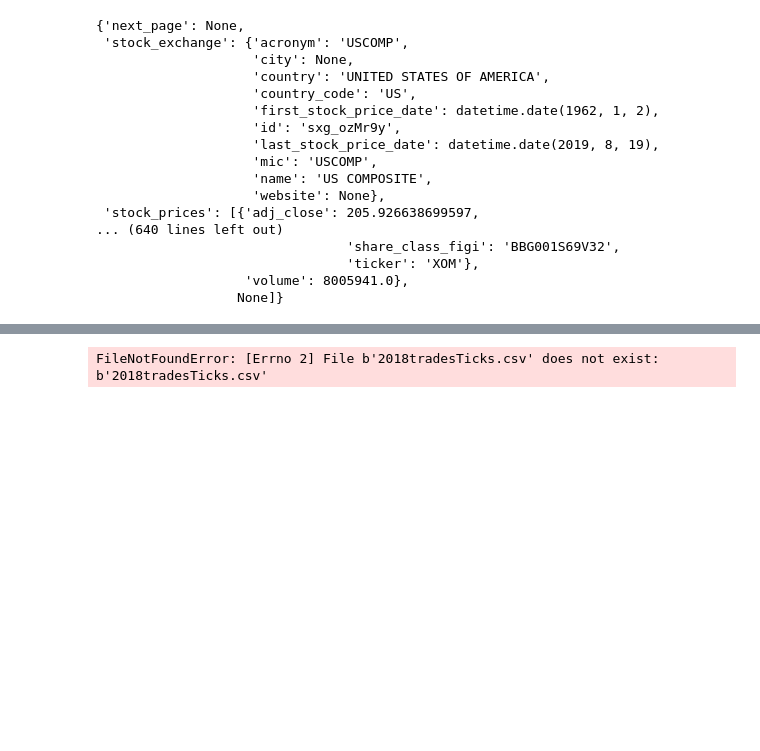
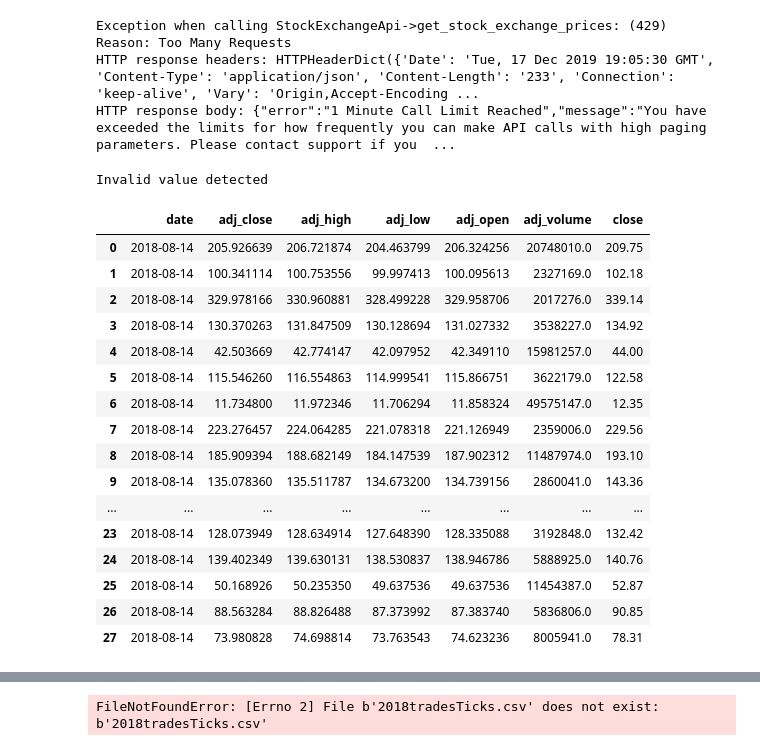
Before and after one commit to RodrigoAP95/QHackaton, a Jupyter notebook: Hackathon_Financial/InfoReader.ipynb, the cells around one changed output, grey strips where cells are left out. Saved outputs shown, nothing was run; the diff lists cells and outputs as text; code cells hidden in the pictures; blank space fills up the shorter version.

Commit message:
Tables generator

```diff
--- a/Hackathon_Financial/InfoReader.ipynb
+++ b/Hackathon_Financial/InfoReader.ipynb
@@ -82,29 +82,70 @@ stock_exchange_api = intrinio_sdk.StockExchangeApi()
 
 identifier = 'USCOMP' # str | A Stock Exchange identifier (MIC or Intrinio ID)
 date = '2018-08-14' # date | The date for which to return prices (optional)
-page_size = 100 # int | The number of results to return (optional) (default to 100)
+end_date = '2019-08-24' # date | Return prices on or before the date (optional)
+frequency = 'weekly' # str | Return stock prices in the given frequency (optional) (default to daily)
+page_size = 10000 # int | The number of results to return (optional) (default to 100)
 next_page = '' # str | Gets the next page of data from a previous API call (optional)
 
 try:
   api_response = stock_exchange_api.get_stock_exchange_prices(identifier, date=date, page_size=page_size, next_page=next_page)
-  pprint(api_response)
+  print(api_response)
 except ApiException as e:
   print("Exception when calling StockExchangeApi->get_stock_exchange_prices: %s\r\n" % e)
 # %% [output]
-{'next_page': None,
- 'stock_exchange': {'acronym': 'USCOMP',
-                    'city': None,
-                    'country': 'UNITED STATES OF AMERICA',
-                    'country_code': 'US',
-                    'first_stock_price_date': datetime.date(1962, 1, 2),
-                    'id': 'sxg_ozMr9y',
-                    'last_stock_price_date': datetime.date(2019, 8, 19),
-                    'mic': 'USCOMP',
-                    'name': 'US COMPOSITE',
-                    'website': None},
- 'stock_prices': [{'adj_close': 205.926638699597,
-... (640 lines left out)
-                                'share_class_figi': 'BBG001S69V32',
-                                'ticker': 'XOM'},
-                   'volume': 8005941.0},
-                  None]}
+Exception when calling StockExchangeApi->get_stock_exchange_prices: (429)
+Reason: Too Many Requests
+HTTP response headers: HTTPHeaderDict({'Date': 'Tue, 17 Dec 2019 19:05:30 GMT', 'Content-Type': 'application/json', 'Content-Length': '233', 'Connection': 'keep-alive', 'Vary': 'Origin,Accept-Encoding ...
+HTTP response body: {"error":"1 Minute Call Limit Reached","message":"You have exceeded the limits for how frequently you can make API calls with high paging parameters. Please contact support if you  ...
+# %%
+arr_api_response_adj_close=[]
+arr_api_response_adj_high=[]
+arr_api_response_adj_low=[]
+arr_api_response_adj_open=[]
+arr_api_response_adj_volume=[]
+arr_api_response_close=[]
+arr_api_response_date=[]
+
+df_api_response=pd.DataFrame()
+
+for element in api_response.stock_prices:
+    try:
+        arr_api_response_adj_close.append(element.adj_close)
+        arr_api_response_adj_high.append(element.adj_high)
+        arr_api_response_adj_low.append(element.adj_low)
+        arr_api_response_adj_open.append(element.adj_open)
+        arr_api_response_adj_volume.append(element.adj_volume)
+        arr_api_response_close.append(element.close)
+        arr_api_response_date.append(element.date)
+    except:
+        print('Invalid value detected')
+
+df_api_response['date']=arr_api_response_date
+df_api_response['adj_close']=arr_api_response_adj_close
+df_api_response['adj_high']=arr_api_response_adj_high
+df_api_response['adj_low']=arr_api_response_adj_low
+df_api_response['adj_open']=arr_api_response_adj_open
+df_api_response['adj_volume']=arr_api_response_adj_volume
+df_api_response['close']=arr_api_response_close
+
+
+df_api_response
+# %% [output]
+Invalid value detected
+|  | date | adj_close | adj_high | adj_low | adj_open | adj_volume | close |
+| 0 | 2018-08-14 | 205.926639 | 206.721874 | 204.463799 | 206.324256 | 20748010.0 | 209.75 |
+| 1 | 2018-08-14 | 100.341114 | 100.753556 | 99.997413 | 100.095613 | 2327169.0 | 102.18 |
+| 2 | 2018-08-14 | 329.978166 | 330.960881 | 328.499228 | 329.958706 | 2017276.0 | 339.14 |
+| 3 | 2018-08-14 | 130.370263 | 131.847509 | 130.128694 | 131.027332 | 3538227.0 | 134.92 |
+| 4 | 2018-08-14 | 42.503669 | 42.774147 | 42.097952 | 42.349110 | 15981257.0 | 44.00 |
+| 5 | 2018-08-14 | 115.546260 | 116.554863 | 114.999541 | 115.866751 | 3622179.0 | 122.58 |
+| 6 | 2018-08-14 | 11.734800 | 11.972346 | 11.706294 | 11.858324 | 49575147.0 | 12.35 |
+| 7 | 2018-08-14 | 223.276457 | 224.064285 | 221.078318 | 221.126949 | 2359006.0 | 229.56 |
+| 8 | 2018-08-14 | 185.909394 | 188.682149 | 184.147539 | 187.902312 | 11487974.0 | 193.10 |
+| 9 | 2018-08-14 | 135.078360 | 135.511787 | 134.673200 | 134.739156 | 2860041.0 | 143.36 |
+| ... | ... | ... | ... | ... | ... | ... | ... |
+| 23 | 2018-08-14 | 128.073949 | 128.634914 | 127.648390 | 128.335088 | 3192848.0 | 132.42 |
+| 24 | 2018-08-14 | 139.402349 | 139.630131 | 138.530837 | 138.946786 | 5888925.0 | 140.76 |
+| 25 | 2018-08-14 | 50.168926 | 50.235350 | 49.637536 | 49.637536 | 11454387.0 | 52.87 |
+| 26 | 2018-08-14 | 88.563284 | 88.826488 | 87.373992 | 87.383740 | 5836806.0 | 90.85 |
+| 27 | 2018-08-14 | 73.980828 | 74.698814 | 73.763543 | 74.623236 | 8005941.0 | 78.31 |
```
Also changed, not shown: parts of 3 cells of this notebook.
